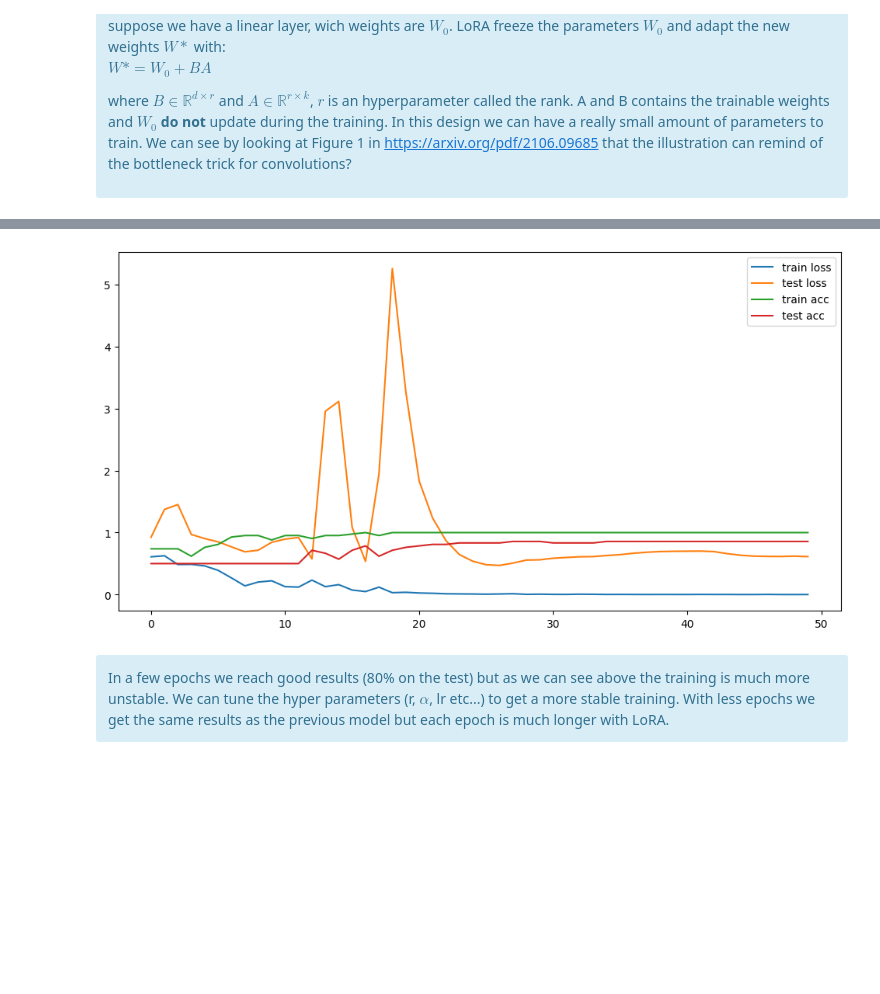
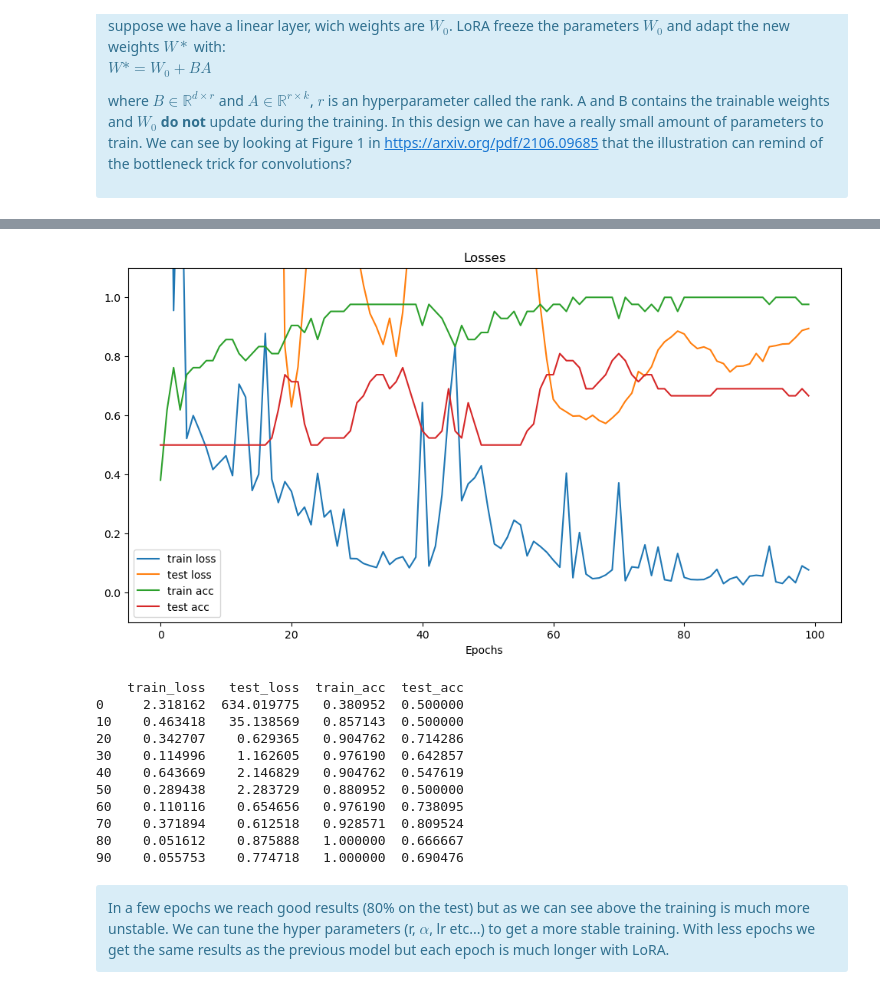
Before and after one commit to QMoayedpour/DeepInPractice_MVA, a Jupyter notebook: tp_4/TP4.ipynb, the cells around one changed output, grey strips where cells are left out. Drawn from its saved outputs; the diff is of its cells as text; code cells hidden in the pictures; blank space fills up the shorter version.

```diff
--- a/tp_4/TP4.ipynb
+++ b/tp_4/TP4.ipynb
@@ -167,0 +171,24 @@ from torch.utils.data import DataLoader, TensorDataset
+# %%
+
+def plot_losses(losses, limit_y=True):
+    plt.figure(figsize=(12,6))
+    plt.title("Losses")
+    plt.xlabel("Epochs")
+    if limit_y: plt.ylim(-0.1, 1.1)
+    plt.plot(losses[0], label="train loss")
+    plt.plot(losses[1], label="test loss")
+
+    plt.plot(losses[2], label="train acc")
+    plt.plot(losses[3], label="test acc")
+    plt.legend()
+    plt.show()
+
+    table = pd.DataFrame({
+        "train_loss": losses[0],
+        "test_loss": losses[1],
+        "train_acc": losses[2],
+        "test_acc": losses[3]
+    })
+    # display total of 10 rows
+    n = len(table)
+    print(table[::n//10])
@@ -264,14 +305,0 @@ losses = simple_trainer(model_lin, criterion, train_dataloader, test_dataloader=
-# %%
-import matplotlib.pyplot as plt
-
-def plot_losses(losses):
-    plt.figure(figsize=(12,6))
-    plt.plot(losses[0], label="train loss")
-    plt.plot(losses[1], label="test loss")
-
-    plt.plot(losses[2], label="train acc")
-    plt.plot(losses[3], label="test acc")
-    plt.legend()
-    plt.show()
-
-plot_losses(losses)
@@ -392,7 +510,18 @@ losses = simple_trainer(resnet, criterion=criterion, dataloader= train_dataloade
 # %%
-plot_losses(losses)
+plot_losses(losses, limit_y=True)
 # %% [output]
-[figure, old version]
+[figure, new version]
+    train_loss   test_loss  train_acc  test_acc
+0     2.318162  634.019775   0.380952  0.500000
+10    0.463418   35.138569   0.857143  0.500000
+20    0.342707    0.629365   0.904762  0.714286
+30    0.114996    1.162605   0.976190  0.642857
+40    0.643669    2.146829   0.904762  0.547619
+50    0.289438    2.283729   0.880952  0.500000
+60    0.110116    0.654656   0.976190  0.738095
+70    0.371894    0.612518   0.928571  0.809524
+80    0.051612    0.875888   1.000000  0.666667
+90    0.055753    0.774718   1.000000  0.690476
 # %% [markdown]
 <div class="alert alert-info">  In a few epochs we reach good results (80% on the test) but as we can see above the training is much more unstable. We can tune the hyper parameters (r, $\alpha$, lr etc...) to get a more stable training. With less epochs we get the same results as the previous model but each epoch is much longer with LoRA.</div>
 # %% [markdown]
```
Also changed, not shown: parts of 31 cells of this notebook, 8 other files.
